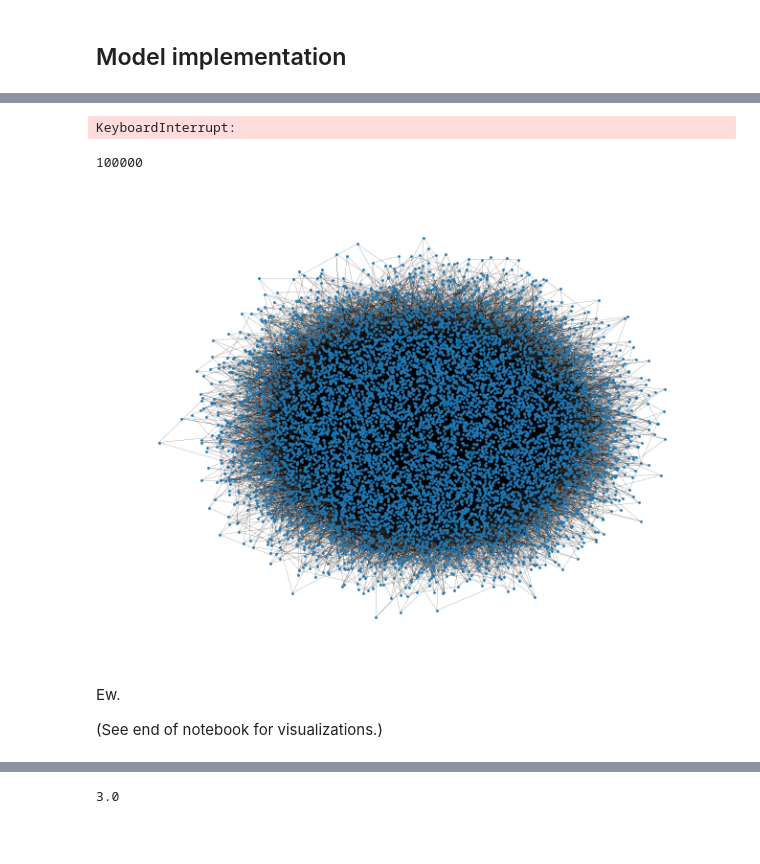
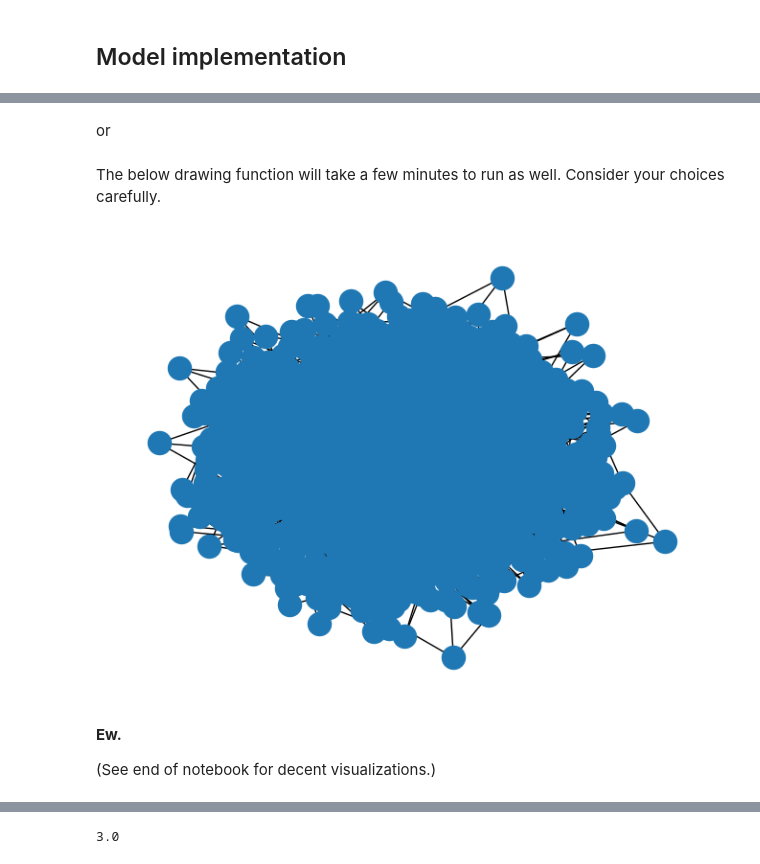
Before and after one commit to GitKalo/ba_networks, a Jupyter notebook: ba_model.ipynb, the cells around one changed output, grey strips where cells are left out. Drawn from its saved outputs; the diff is of its cells as text; code cells hidden in the pictures; blank space fills up the shorter version.

Commit message:
Finalize notebook

```diff
--- a/ba_model.ipynb
+++ b/ba_model.ipynb
@@ -43,32 +52,20 @@ def ba_network(N, m) :
+# %% [markdown]
+or
 # %%
 m = 3
-N = 10**5
+N = 10**3
 
 G = ba_network(N, m)
-
-nx.write_gml(G, 'ba_100K.gml')
-# %%
-m = 3
-N = 10**6
-
-G = ba_network(N, m)
-
-nx.write_gml(G, 'ba_1M.gml')
-# %% [output]
-KeyboardInterrupt:
-# %%
-G = nx.read_gml('ba_100K.gml')
-G.number_of_nodes()
-# %% [output]
-100000
+# %% [markdown]
+The below drawing function will take a few minutes to run as well. Consider your choices carefully.
 # %%
-nx.draw(G, node_size=1, width=0.1)
+nx.draw(G)
 # %% [output]
-[figure, old version]
+[figure, new version]
 # %% [markdown]
-Ew.
+**Ew.**
 
-(See end of notebook for visualizations.)
+(See end of notebook for decent visualizations.)
 # %%
 print(f"Number of nodes: {G.number_of_nodes()}; original model: {N}")
 print(f"Number of edges: {G.number_of_edges()}; original model: {(N-m) * m}")
```
Also changed, not shown: parts of 19 cells of this notebook.
